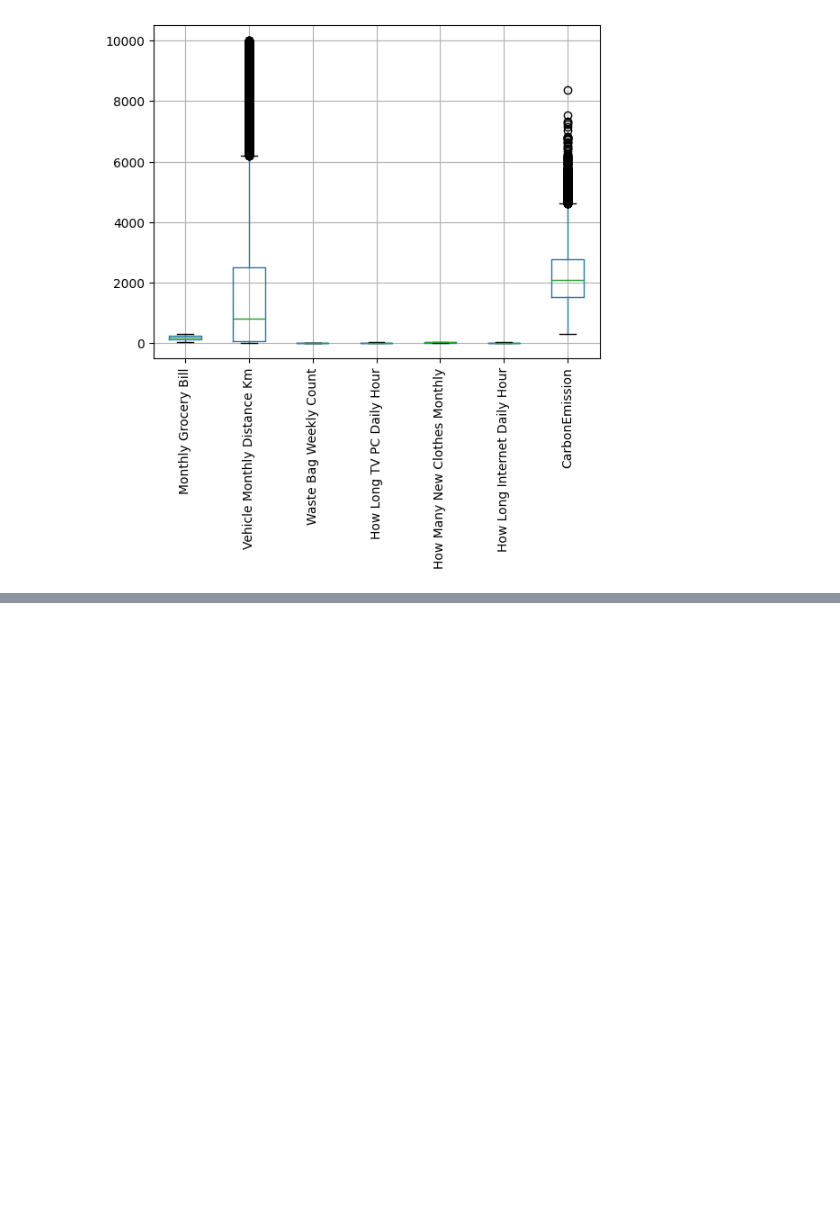
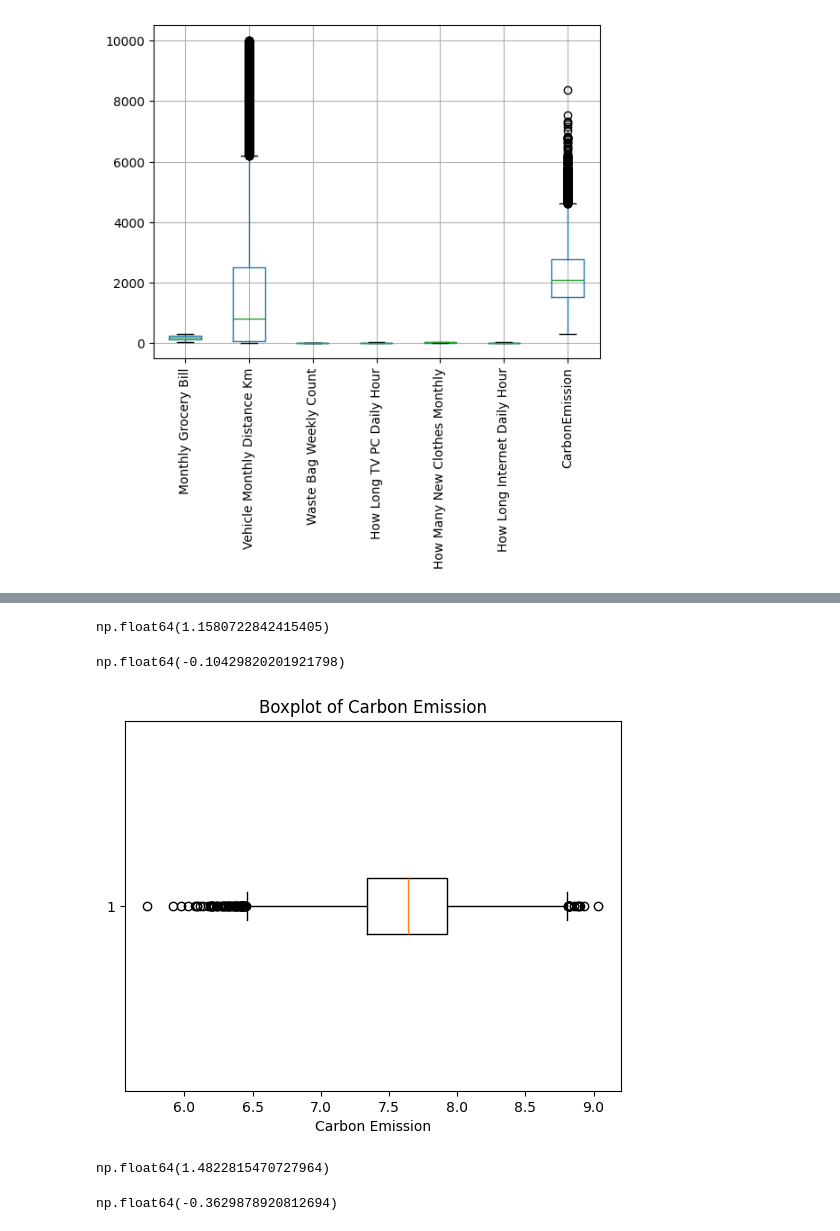
Before and after one commit to JayaSaiKishore7/MachineLearningModels, a Jupyter notebook: EcoCarbon.ipynb, the cells around one changed output, grey strips where cells are left out. Drawn from its saved outputs; the diff is of its cells as text; code cells hidden in the pictures; blank space fills up the shorter version.

```diff
--- a/EcoCarbon.ipynb
+++ b/EcoCarbon.ipynb
@@ -192,0 +251,13 @@ df.boxplot(rot=90)
+# %%
+drop_cols = [
+    "Body Type",
+    "Sex",
+    "Diet",
+    "How Often Shower",
+    "Heating Energy Source",
+    "Transport",
+    "Monthly Grocery Bill",
+    "Social Activity", "Cooking_With", "Vehicle Type","Recycling"
+]
+
+df.drop(columns=drop_cols, inplace=True)
@@ -192,0 +273,28 @@ df.boxplot(rot=90)
+# %%
+## Performing the Log Transformation on the Target Variable Carbon Emission
+y = df['CarbonEmission']
+y.skew()
+# %% [output]
+np.float64(1.1580722842415405)
+# %%
+y_log = np.log1p(y)
+# %%
+y_log.skew()
+# %% [output]
+np.float64(-0.10429820201921798)
+# %%
+plt.boxplot(y_log, vert = False)
+plt.title('Boxplot of Carbon Emission')
+plt.xlabel('Carbon Emission')
+plt.show()
+# %% [output]
+[figure, added]
+# %%
+df['Vehicle Monthly Distance Km'].skew()
+# %% [output]
+np.float64(1.4822815470727964)
+# %%
+df['Vehicle Monthly Distance Km'] = np.log1p(df['Vehicle Monthly Distance Km'])
+df['Vehicle Monthly Distance Km'].skew()
+# %% [output]
+np.float64(-0.3629878920812694)
```
Also changed, not shown: parts of 24 cells of this notebook.
